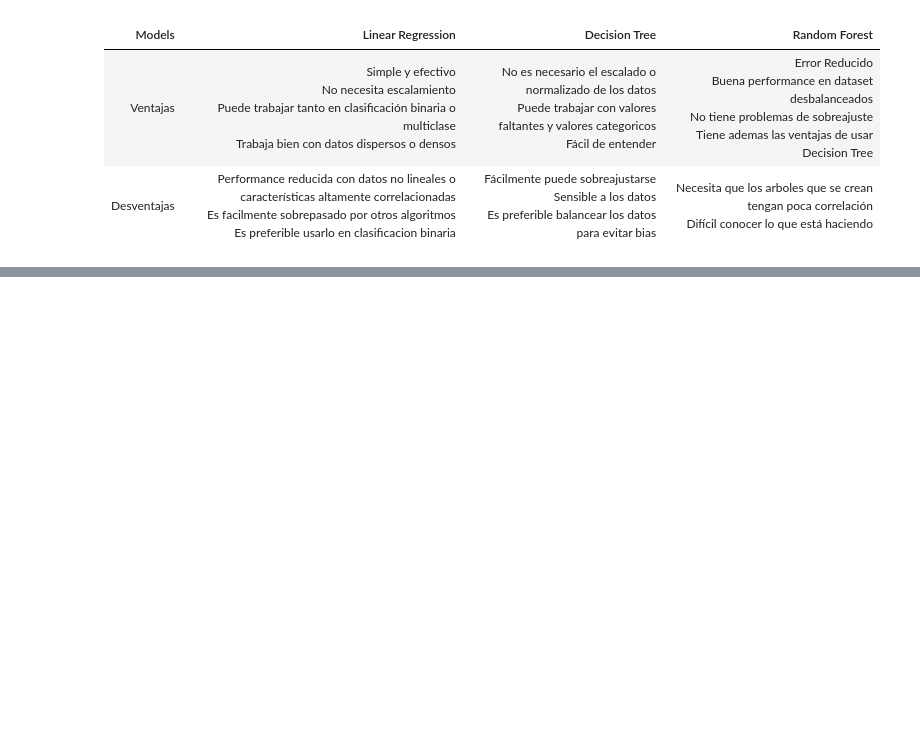
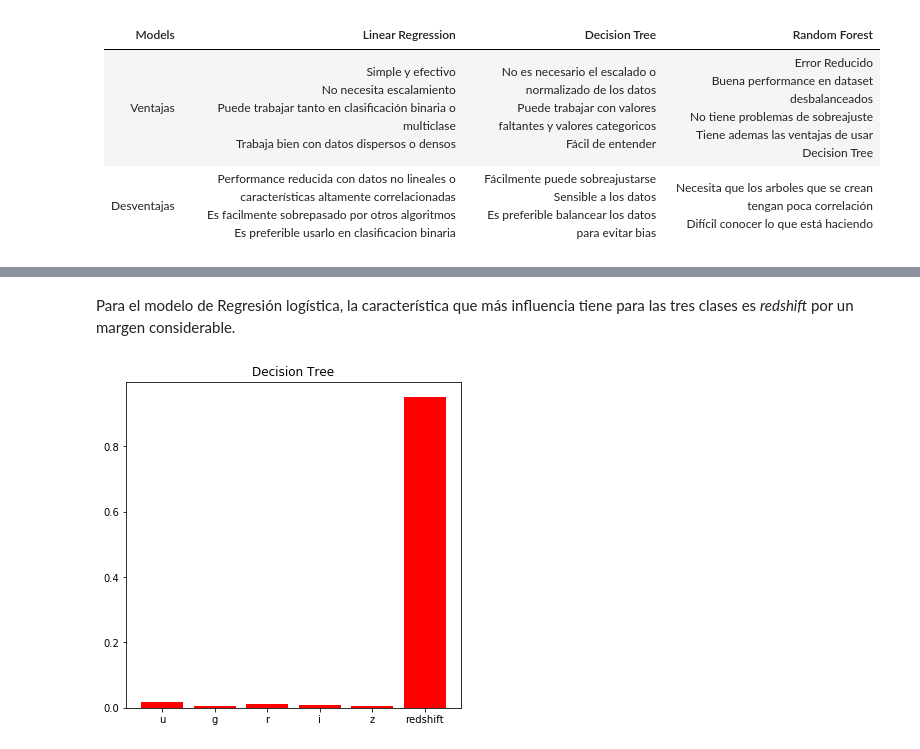
Before and after one commit to eduvera/INFO257_IA, a Jupyter notebook: practica1/Tarea practica.ipynb, the cells around one changed output, grey strips where cells are left out. Saved outputs shown, nothing was run; the diff lists cells and outputs as text; code cells hidden in the pictures; blank space fills up the shorter version.

```diff
--- a/practica1/Tarea practica.ipynb
+++ b/practica1/Tarea practica.ipynb
@@ -367,0 +404,11 @@ En la siguiente tabla se listarán las ventajas y desventajas encontradas corres
+# %% [markdown]
+Para el modelo de Regresión logística, la característica que más influencia tiene para las tres clases es *redshift* por un margen considerable.
+# %%
+fig,ax = plt.subplots(figsize=(6,6))
+
+ax.bar(cols,dtree.feature_importances_, color='red')
+ax.set_title("Decision Tree")
+
+plt.show()
+# %% [output]
+[figure, added]
```
Also changed, not shown: parts of 15 cells of this notebook.
